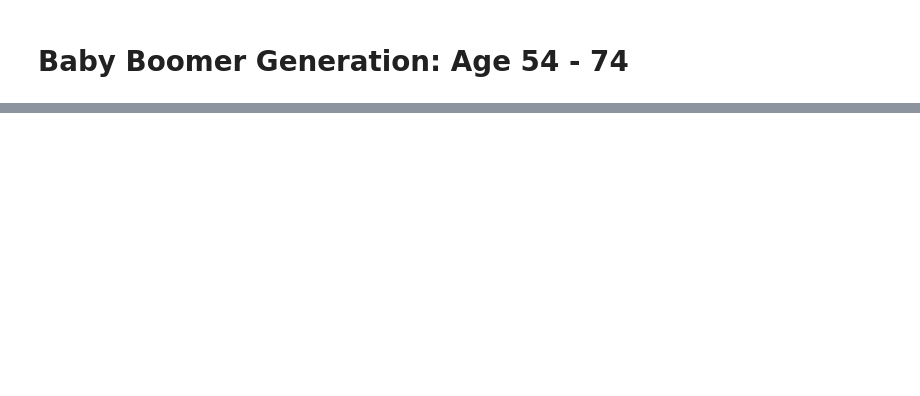
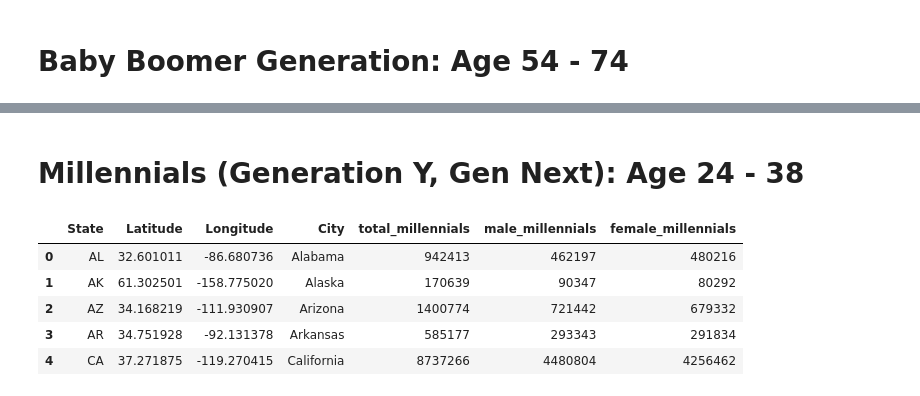
Before and after one commit to david880110/Media-Behavior-Trends-Analytics, a Jupyter notebook: dmgp_query.ipynb, the cells around one changed output, grey strips where cells are left out. Drawn from its saved outputs; the diff is of its cells as text; code cells hidden in the pictures; blank space fills up the shorter version.

```diff
--- a/dmgp_query.ipynb
+++ b/dmgp_query.ipynb
@@ -67,0 +150,25 @@ complete_dmgp_df.to_csv("clean_data\clean_demography_data.csv", encoding='utf-8'
+# %% [markdown]
+# Millennials (Generation Y, Gen Next): Age 24 - 38
+# %%
+# Read sqlite query results into a pandas DataFrame
+millennials_df = pd.read_sql_query("""SELECT
+State,
+Latitude,
+Longitude,
+City,
+(Both_Sexes_Total_25_to_29_years_2017 + Both_Sexes_Total_30_to_34_years_2017 + Both_Sexes_Total_35_to_39_years_2017) as total_millennials,
+(Male_Total_25_to_29_years_2017 + Male_Total_30_to_34_years_2017 + Male_Total_35_to_39_years_2017) as male_millennials,
+(Female_Total_25_to_29_years_2017 + Female_Total_30_to_34_years_2017 + Female_Total_35_to_39_years_2017) as female_millennials
+FROM coordinate_table a
+left join demography_table b
+on a.City = b.Geography
+""",conn)
+
+millennials_df.head()
+# %% [output]
+|  | State | Latitude | Longitude | City | total_millennials | male_millennials | female_millennials |
+| 0 | AL | 32.601011 | -86.680736 | Alabama | 942413 | 462197 | 480216 |
+| 1 | AK | 61.302501 | -158.775020 | Alaska | 170639 | 90347 | 80292 |
+| 2 | AZ | 34.168219 | -111.930907 | Arizona | 1400774 | 721442 | 679332 |
+| 3 | AR | 34.751928 | -92.131378 | Arkansas | 585177 | 293343 | 291834 |
+| 4 | CA | 37.271875 | -119.270415 | California | 8737266 | 4480804 | 4256462 |
```
Also changed, not shown: parts of 11 cells of this notebook, 7 other files.
